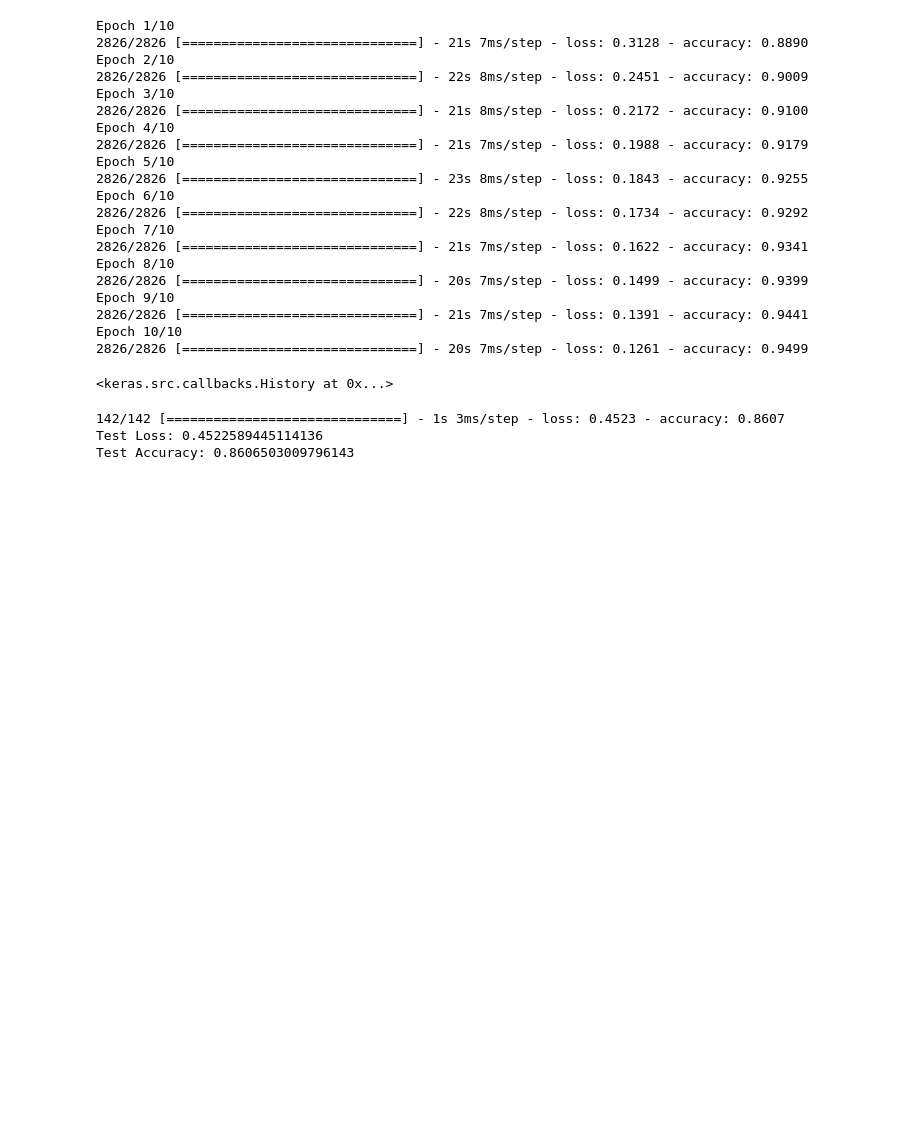
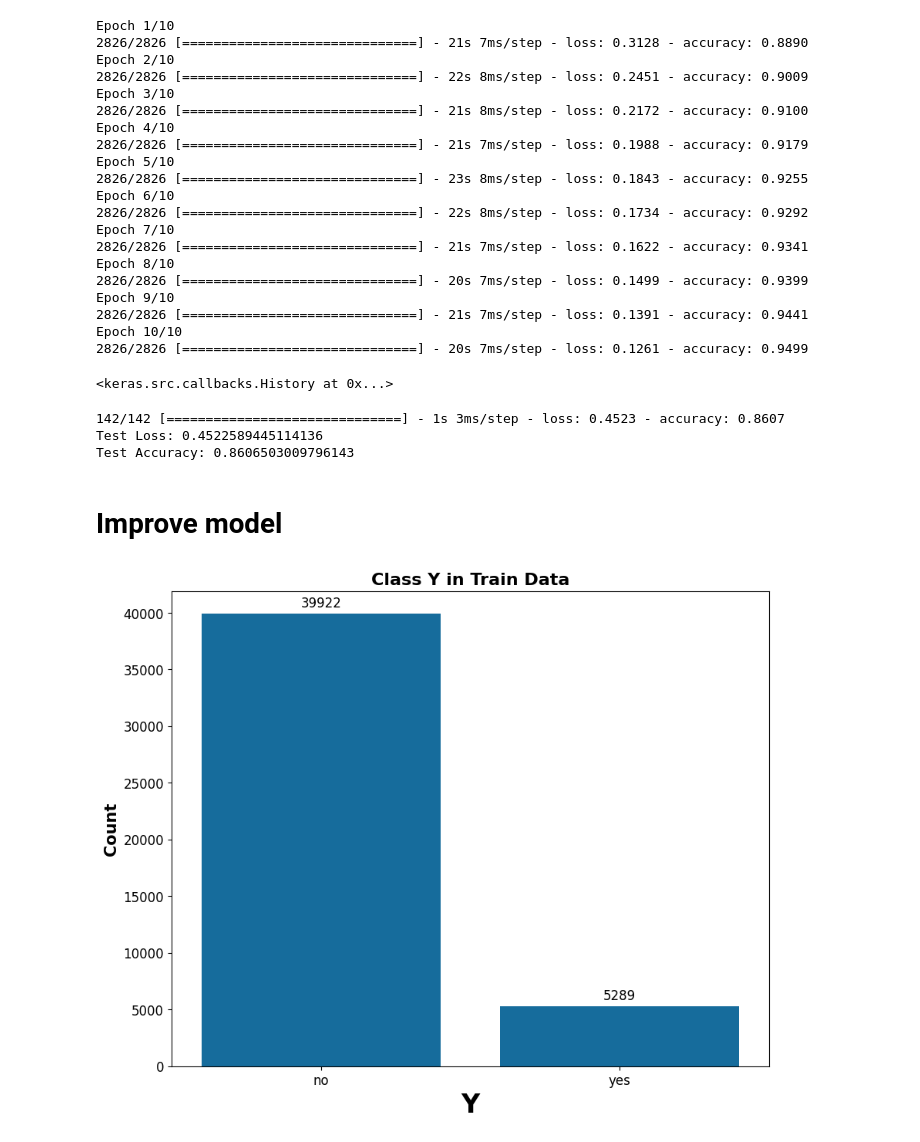
Before and after one commit to accesable/ML_Final, a Jupyter notebook: code/main.ipynb, the cells around one changed output. Drawn from its saved outputs; the diff is of its cells as text; code cells hidden in the pictures; blank space fills up the shorter version.

Commit message:
improve model, handle imbalance

```diff
--- a/code/main.ipynb
+++ b/code/main.ipynb
@@ -652,3 +654,32 @@ print("Test Accuracy:", accuracy)
 142/142 [==============================] - 1s 3ms/step - loss: 0.4523 - accuracy: 0.8607
 Test Loss: 0.4522589445114136
 Test Accuracy: 0.8606503009796143
+# %% [markdown]
+# Improve model
+# %%
+# Handle imbalance
+custom_palette = ["#0072B2", "#ADD8E6"]
+
+plt.figure(figsize=(10, 8))
+
+sns.set_palette(custom_palette)
+ax = sns.countplot(x='y', data=train_df)
+
+for p in ax.patches:
+    ax.annotate(format(p.get_height(), '.0f'),
+                (p.get_x() + p.get_width() / 2., p.get_height()),
+                ha = 'center', va = 'center',
+                xytext = (0, 10),
+                textcoords = 'offset points',
+                fontsize=12,
+                color='black')
+
+plt.title('Class Y in Train Data', fontweight='bold', fontsize=16)
+plt.xlabel('Y', fontsize=24,fontweight='bold')
+plt.ylabel('Count', fontsize=15,fontweight='bold')
+plt.xticks(fontsize=12)
+plt.yticks(fontsize=12)
+
+plt.show()
+# %% [output]
+[figure, added]
```
Also changed, not shown: parts of 1 cell of this notebook.
